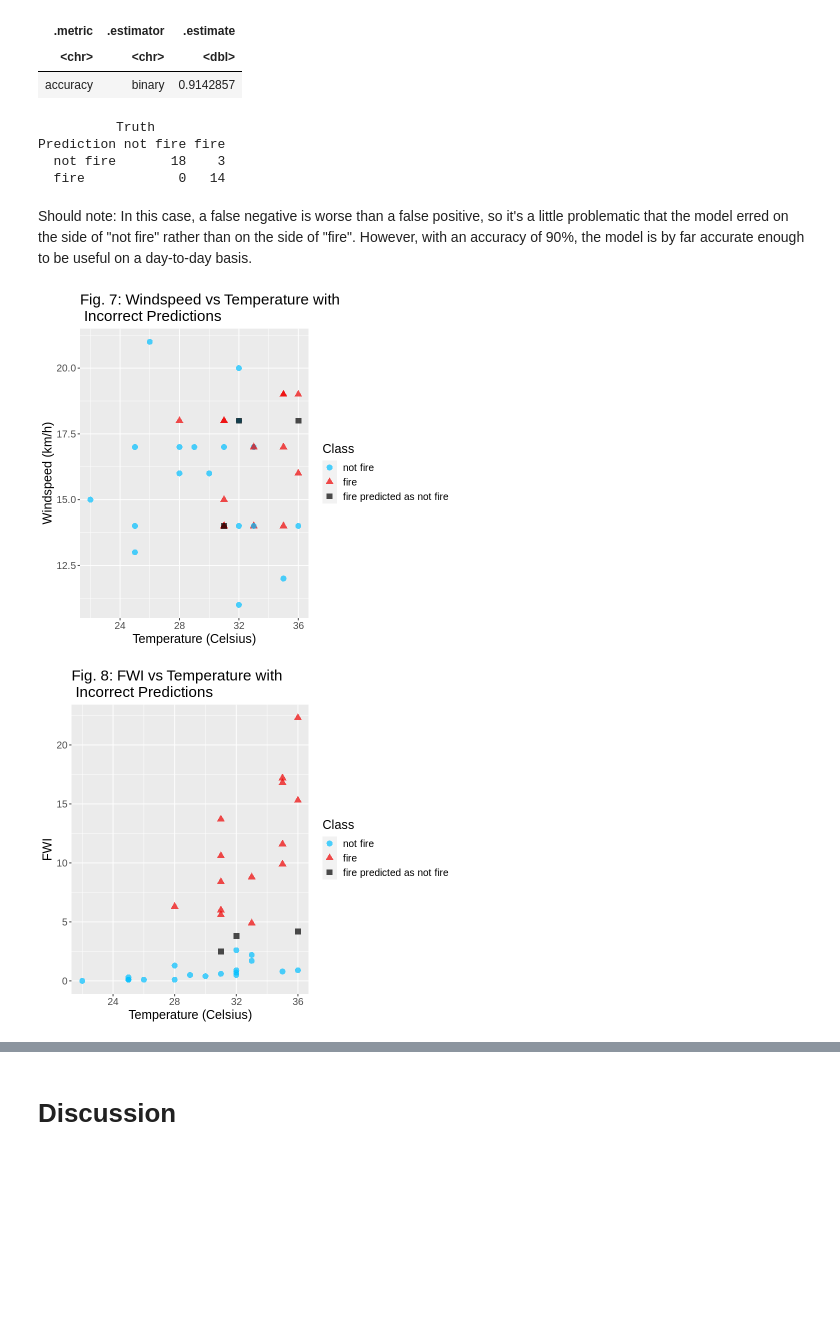
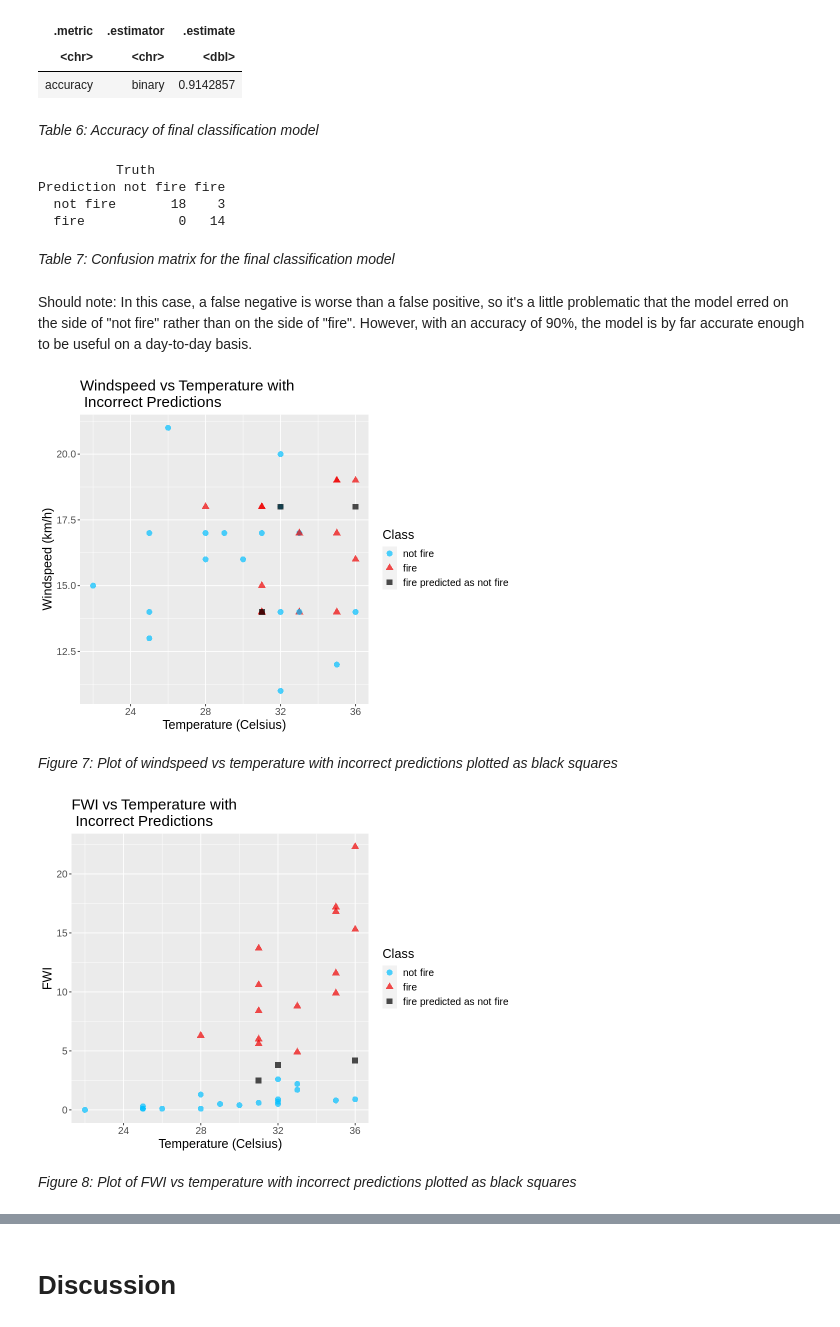
Before and after one commit to edsobcz/fire-project, a Jupyter notebook: group_09_project.ipynb, the cells around one changed output, grey strips where cells are left out. Saved outputs shown, nothing was run; the diff lists cells and outputs as text; code cells hidden in the pictures; blank space fills up the shorter version.

Commit message:
Added figure labels
Added figure labels and changed graph sizes

```diff
--- a/group_09_project.ipynb
+++ b/group_09_project.ipynb
@@ -291,6 +273,8 @@ A tibble: 1 × 3
 | .metric | .estimator | .estimate |
 | <chr> | <chr> | <dbl> |
 | accuracy | binary | 0.9142857 |
+# %% [markdown]
+*Table 6: Accuracy of final classification model*
 # %%
 fire_conf_mat <- fire_predictions %>%
     conf_mat(truth = Classes, estimate = .pred_class)
@@ -300,6 +284,8 @@ fire_conf_mat
 Prediction not fire fire
   not fire       18    3
   fire            0   14
+# %% [markdown]
+*Table 7: Confusion matrix for the final classification model*
 # %% [markdown]
 Should note: In this case, a false negative is worse than a false positive, so it's a little problematic that the model erred on the side of "not fire" rather than on the side of "fire". However, with an accuracy of 90%, the model is by far accurate enough to be useful on a day-to-day basis.
 # %%
@@ -317,27 +303,36 @@ df_new <- df_new %>%
     mutate(Classes = as.factor(Classes))
 fire_new <- rbind(fire_prediction_intermediate, df_new)
 # %%
+options(repr.plot.height = 6, repr.plot.width = 8)
+
 t_vs_ws_results <- fire_new %>%
     ggplot(aes(x = Temperature, y = Ws, color = Classes, shape = Classes)) +
     geom_point(aes(color = Classes, shape = Classes), size = 3, alpha = 0.7) +
     labs(x = "Temperature (Celsius)", y = "Windspeed (km/h)", color = "Class", shape = "Class") +
     theme(text = element_text(size = 15)) +
     scale_color_manual(values = c("deepskyblue1", "red2", "black")) +
-    ggtitle("Fig. 7: Windspeed vs Temperature with \n Incorrect Predictions")
+    ggtitle("Windspeed vs Temperature with \n Incorrect Predictions")
 
 t_vs_ws_results
 # %% [output]
-[figure, old version]
+[figure, new version]
+# %% [markdown]
+*Figure 7: Plot of windspeed vs temperature with
+incorrect predictions plotted as black squares*
 # %%
+options(repr.plot.height = 6, repr.plot.width = 8)
+
 t_vs_fwi_results <- fire_new %>%
     ggplot(aes(x = Temperature, y = FWI, color = Classes, shape = Classes)) +
     geom_point(aes(color = Classes, shape = Classes), size = 3, alpha = 0.7) +
     labs(x = "Temperature (Celsius)", y = "FWI", color = "Class", shape = "Class") +
     theme(text = element_text(size = 15)) +
     scale_color_manual(values = c("deepskyblue1", "red2", "black")) +
-    ggtitle("Fig. 8: FWI vs Temperature with \n Incorrect Predictions")
+    ggtitle("FWI vs Temperature with \n Incorrect Predictions")
 
 t_vs_fwi_results
 # %% [output]
-[figure, old version]
+[figure, new version]
+# %% [markdown]
+*Figure 8: Plot of FWI vs temperature with incorrect predictions plotted as black squares*
 # %%
```
Also changed, not shown: parts of 22 cells of this notebook.
